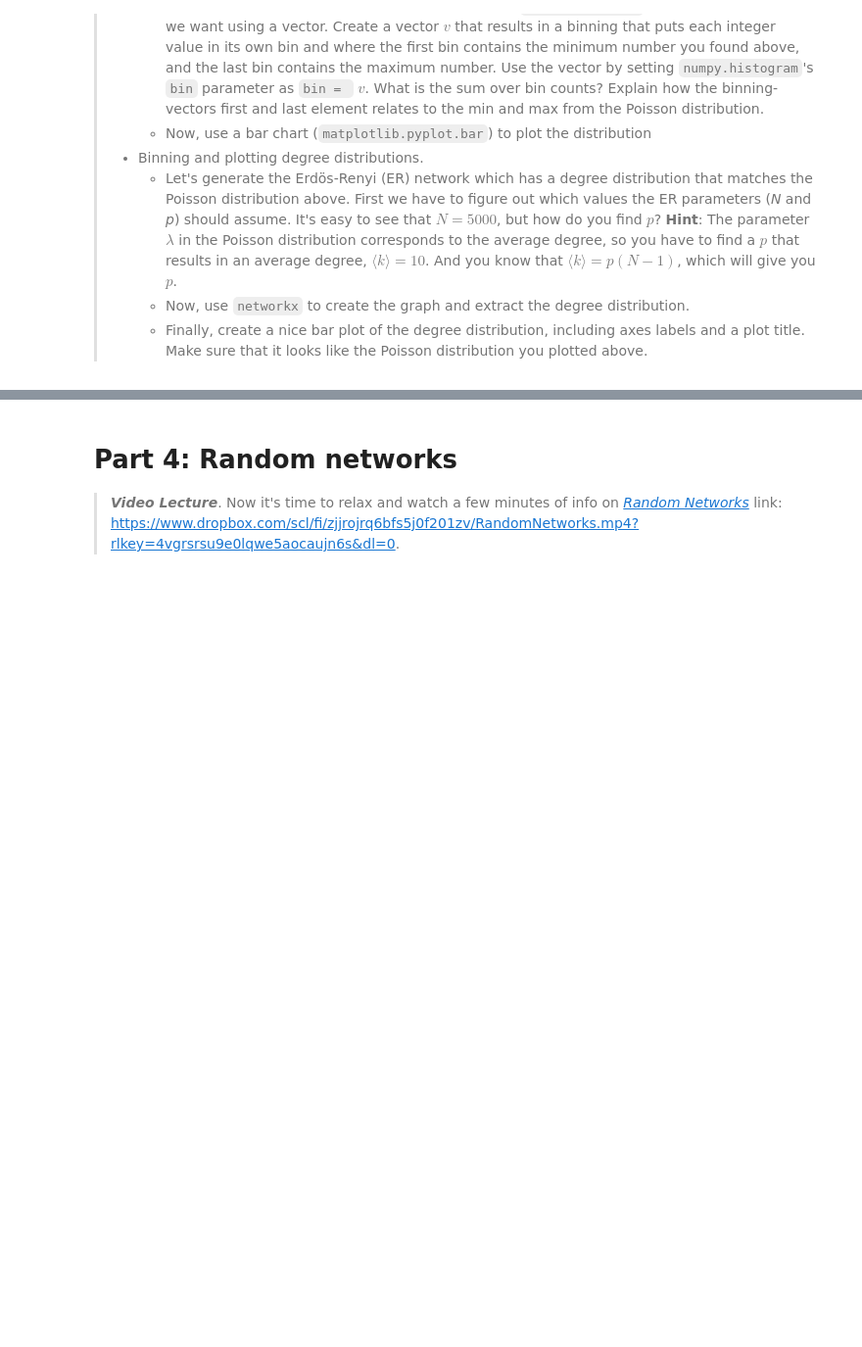
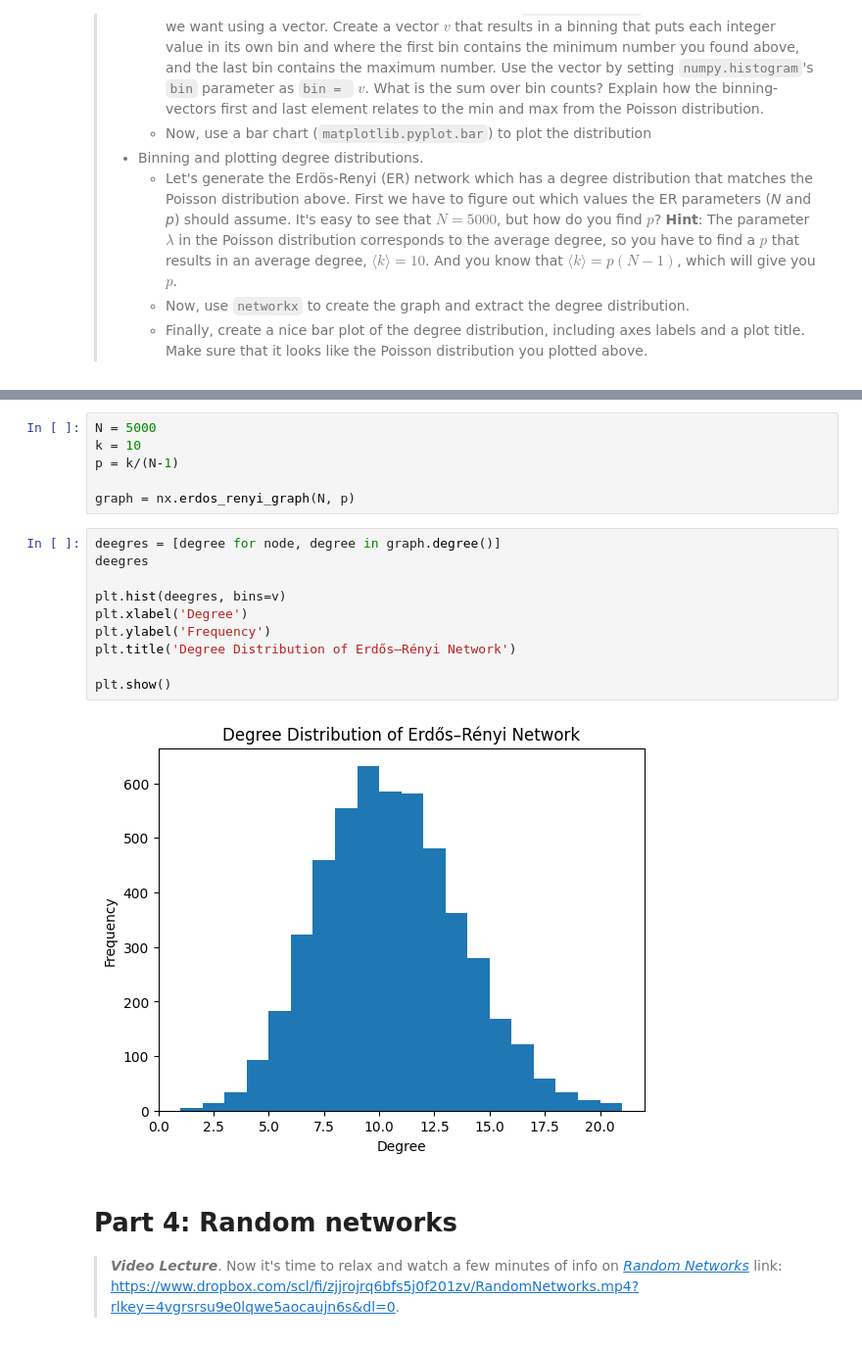
Before and after one commit to jereml99/socialgraphs2023, a Jupyter notebook: lectures/Week2.ipynb, the cells around one changed output, grey strips where cells are left out. Shown at 98% size. Cells and saved outputs as stored; diff of their text form; blank space fills up the shorter version.

```diff
--- a/lectures/Week2.ipynb
+++ b/lectures/Week2.ipynb
@@ -279,3 +289,21 @@ np.histogram(data_point)
+# %%
+N = 5000
+k = 10
+p = k/(N-1)
+
+graph = nx.erdos_renyi_graph(N, p)
+# %%
+deegres = [degree for node, degree in graph.degree()]
+deegres
+
+plt.hist(deegres, bins=v)
+plt.xlabel('Degree')
+plt.ylabel('Frequency')
+plt.title('Degree Distribution of Erdős–Rényi Network')
+
+plt.show()
+# %% [output]
+[figure, added]
 # %% [markdown]
 # Part 4: Random networks
 
```
Also changed, not shown: parts of 4 cells of this notebook.
